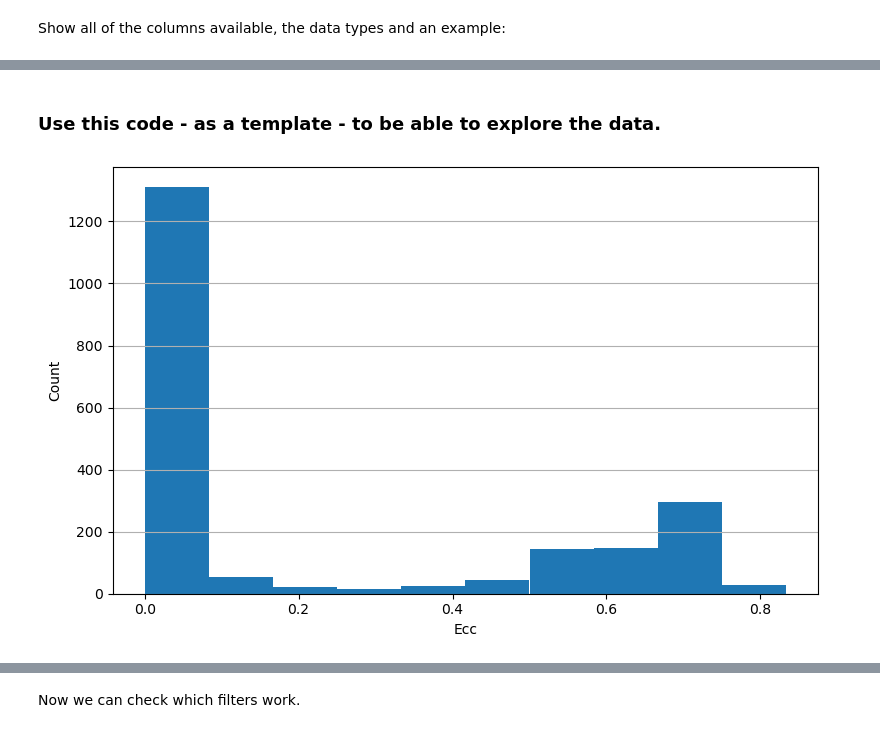
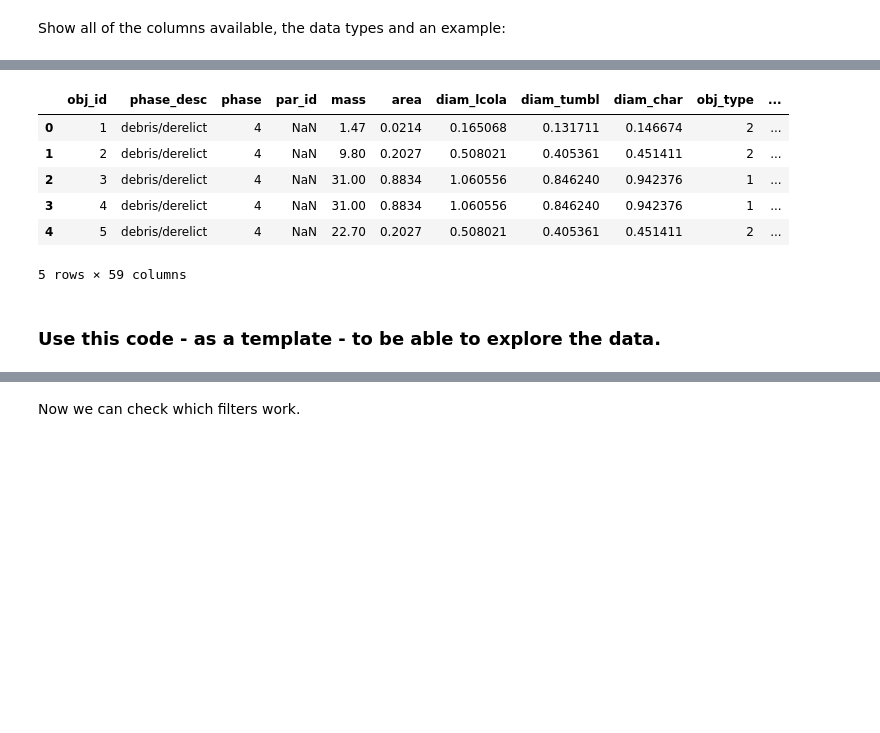
Before and after one commit to ARCLab-MIT/pyssem, a Jupyter notebook: pyssem/utils/notebooks/sep.ipynb, the cells around one changed output, grey strips where cells are left out. Cells and saved outputs as stored; diff of their text form; code cells hidden in the pictures; blank space fills up the shorter version.

```diff
--- a/pyssem/utils/notebooks/sep.ipynb
+++ b/pyssem/utils/notebooks/sep.ipynb
@@ -40,22 +40,18 @@ Example: 4
 Column: eci_vz
 Data Type: float64
 Example: 3.214775
+# %%
+T.head()
+# %% [output]
+|  | obj_id | phase_desc | phase | par_id | mass | area | diam_lcola | diam_tumbl | diam_char | obj_type | ... |
+| 0 | 1 | debris/derelict | 4 | NaN | 1.47 | 0.0214 | 0.165068 | 0.131711 | 0.146674 | 2 | ... |
+| 1 | 2 | debris/derelict | 4 | NaN | 9.80 | 0.2027 | 0.508021 | 0.405361 | 0.451411 | 2 | ... |
+| 2 | 3 | debris/derelict | 4 | NaN | 31.00 | 0.8834 | 1.060556 | 0.846240 | 0.942376 | 1 | ... |
+| 3 | 4 | debris/derelict | 4 | NaN | 31.00 | 0.8834 | 1.060556 | 0.846240 | 0.942376 | 1 | ... |
+| 4 | 5 | debris/derelict | 4 | NaN | 22.70 | 0.2027 | 0.508021 | 0.405361 | 0.451411 | 2 | ... |
+5 rows × 59 columns
 # %% [markdown]
 ### Use this code - as a template -  to be able to explore the data.
-# %%
-rocket_bodies = T[T['obj_type'] == 1]
-
-import matplotlib.pyplot as plt
-
-plt.figure(figsize=(8, 5))
-plt.hist(rocket_bodies['ecc'])
-plt.xlabel('Ecc')
-plt.ylabel('Count')
-plt.grid(axis='y')
-plt.tight_layout()
-plt.show()
-# %% [output]
-[figure, removed]
 # %%
 import matplotlib.pyplot as plt
 
```
Also changed, not shown: parts of 6 cells of this notebook, 19 other files.
